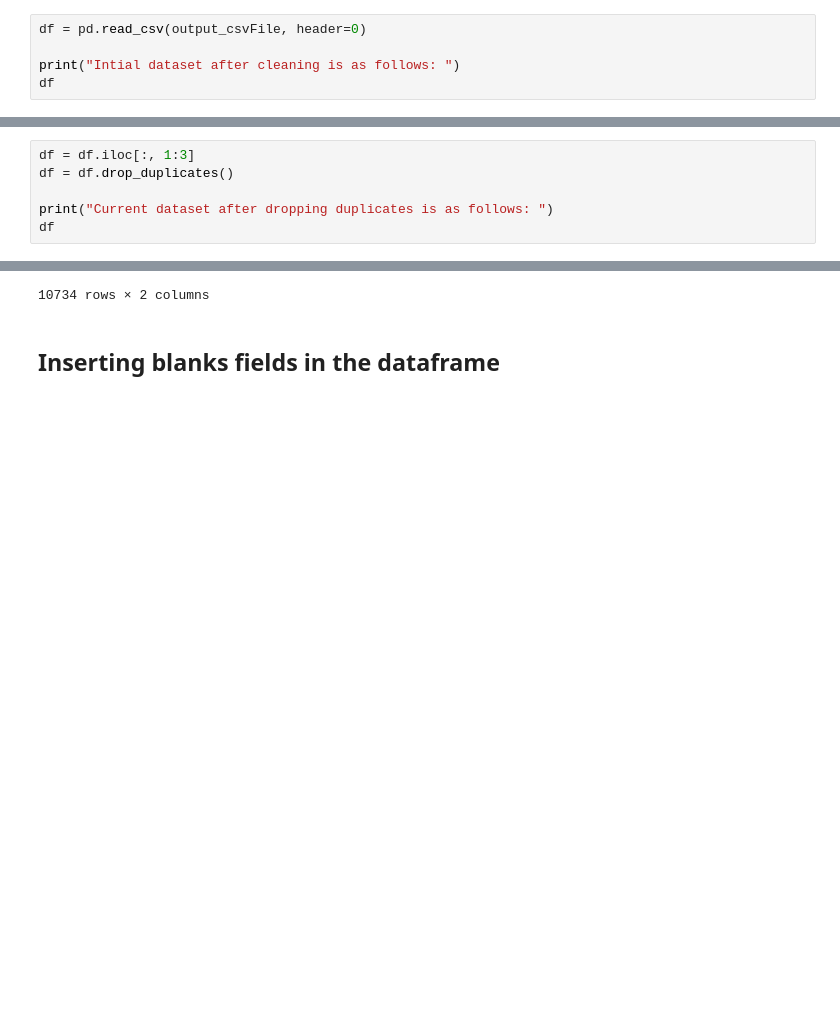
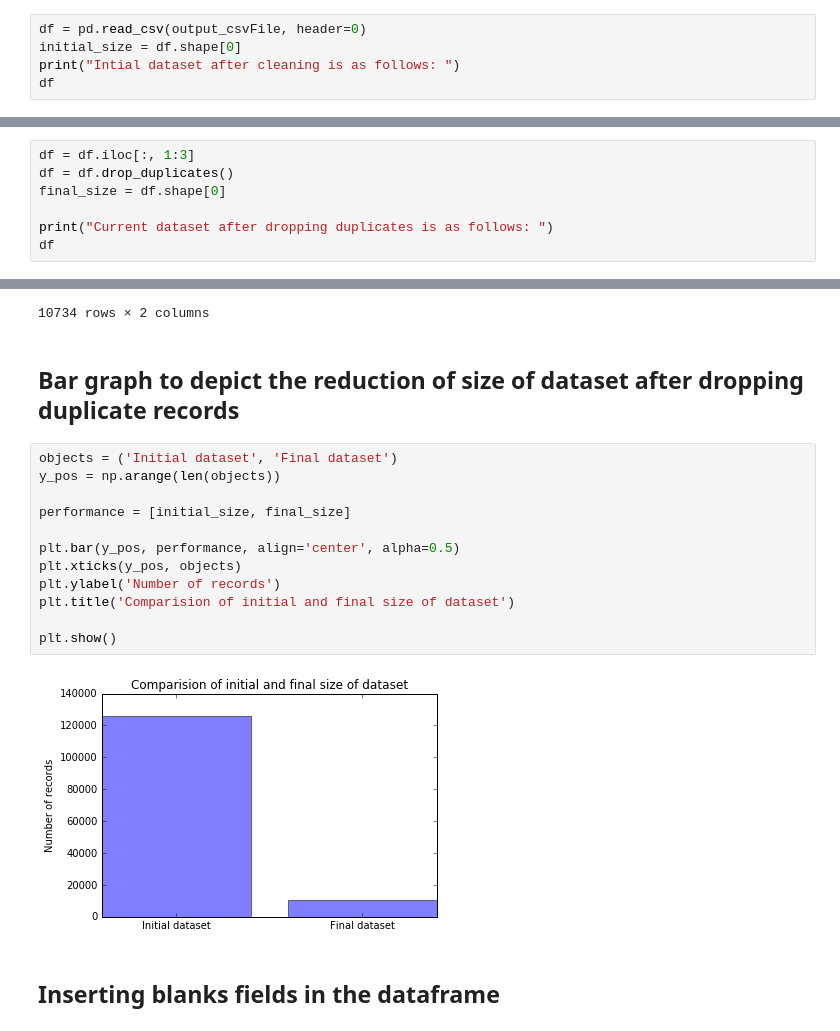
Before and after one commit to guptashivam27/Explorify, a Jupyter notebook: Explorify - A Location Recommender.ipynb, the cells around one changed output, grey strips where cells are left out. Cells and saved outputs as stored; diff of their text form; blank space fills up the shorter version.

Commit message:
Add files via upload
Visualization of various plots

```diff
--- a/Explorify - A Location Recommender.ipynb
+++ b/Explorify - A Location Recommender.ipynb
@@ -48,7 +48,7 @@ with open(output_csvFile, 'a') as myfile:
 ## Intial dataset after cleaning
 # %%
 df = pd.read_csv(output_csvFile, header=0)
-
+initial_size = df.shape[0]
 print("Intial dataset after cleaning is as follows: ")
 df
 # %% [output]
@@ -109,6 +109,7 @@ plt.show()
 # %%
 df = df.iloc[:, 1:3]
 df = df.drop_duplicates()
+final_size = df.shape[0]
 
 print("Current dataset after dropping duplicates is as follows: ")
 df
@@ -132,6 +133,22 @@ Current dataset after dropping duplicates is as follows:
 | 125772 | 28.435988 | 77.036872 |
 | 125775 | 28.435953 | 77.036563 |
 10734 rows × 2 columns
+# %% [markdown]
+## Bar graph to depict the reduction of size of dataset after dropping duplicate records
+# %%
+objects = ('Initial dataset', 'Final dataset')
+y_pos = np.arange(len(objects))
+
+performance = [initial_size, final_size]
+
+plt.bar(y_pos, performance, align='center', alpha=0.5)
+plt.xticks(y_pos, objects)
+plt.ylabel('Number of records')
+plt.title('Comparision of initial and final size of dataset')
+
+plt.show()
+# %% [output]
+[figure, added]
 # %% [markdown]
 ## Inserting blanks fields in the dataframe
 # %%
```
Also changed, not shown: parts of 2 cells of this notebook.
